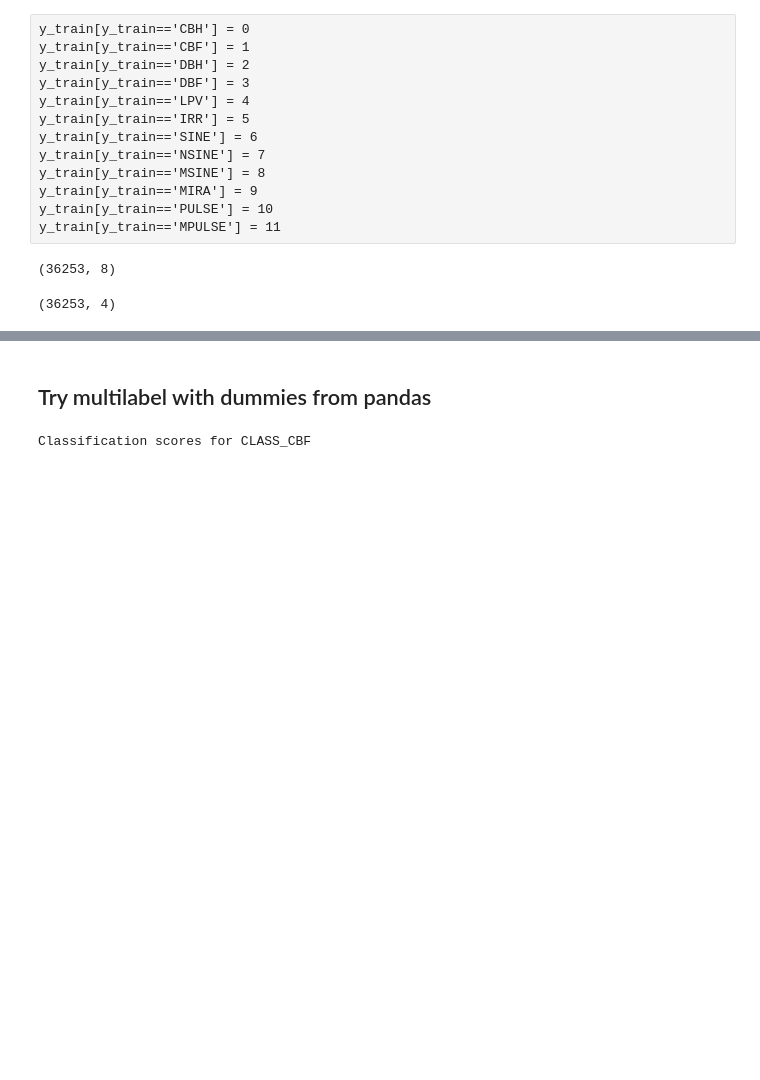
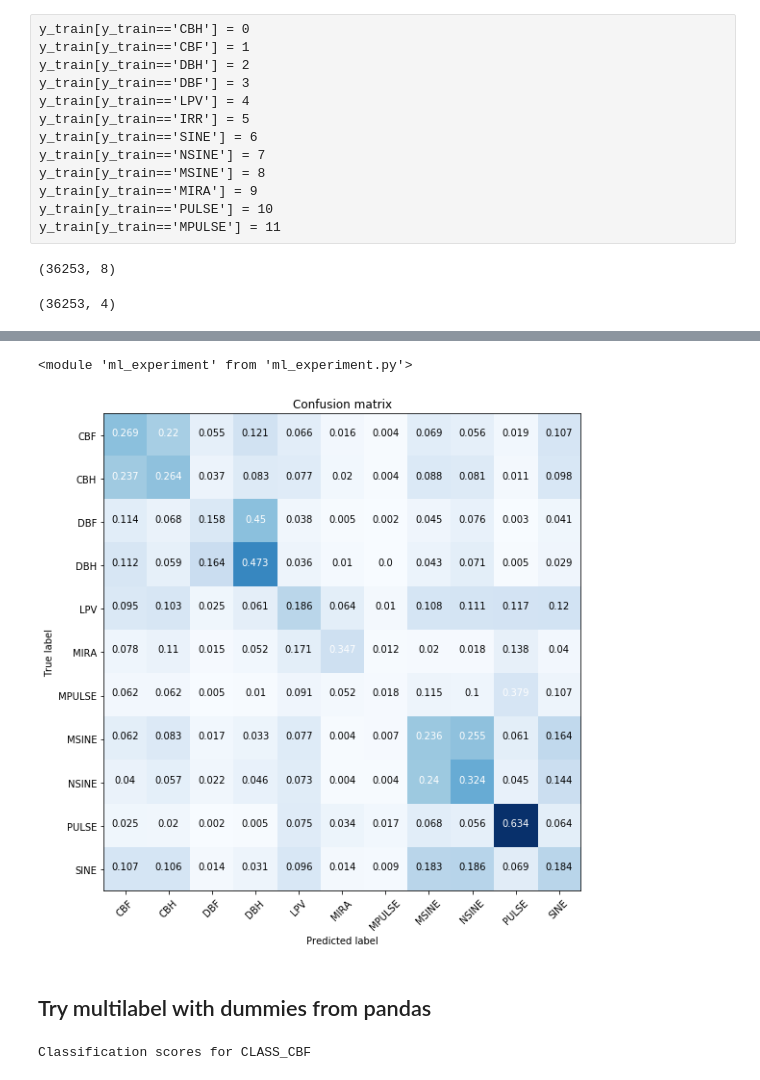
Before and after one commit to BrunoSanchez/var_signature, a Jupyter notebook: 04-ATLAS_Feature_selection.ipynb, the cells around one changed output, grey strips where cells are left out. Saved outputs shown, nothing was run; the diff lists cells and outputs as text; code cells hidden in the pictures; blank space fills up the shorter version.

```diff
--- a/04-ATLAS_Feature_selection.ipynb
+++ b/04-ATLAS_Feature_selection.ipynb
@@ -87,5 +90,15 @@ result = ml.experiment(clf=RandomForestClassifier(max_features=3, n_estimators=6
 
 avg / total       0.29      0.30      0.29     36253
+# %%
+reload(ml)
+# %% [output]
+<module 'ml_experiment' from 'ml_experiment.py'>
+# %%
+classes = ['CBF', 'CBH', 'DBF', 'DBH', 'LPV', 'MIRA', 'MPULSE', 'MSINE', 'NSINE', 'PULSE', 'SINE']
+plt.figure(figsize=(8,8))
+ml.plot_confusion_matrix(result['confusion_matrix'], classes=classes, thresh=0.2, normalize=True)
+# %% [output]
+[figure, added]
 # %% [markdown]
 ## Try multilabel with dummies from pandas
 # %%
```
Also changed, not shown: parts of 2 cells of this notebook, 1 other file.
